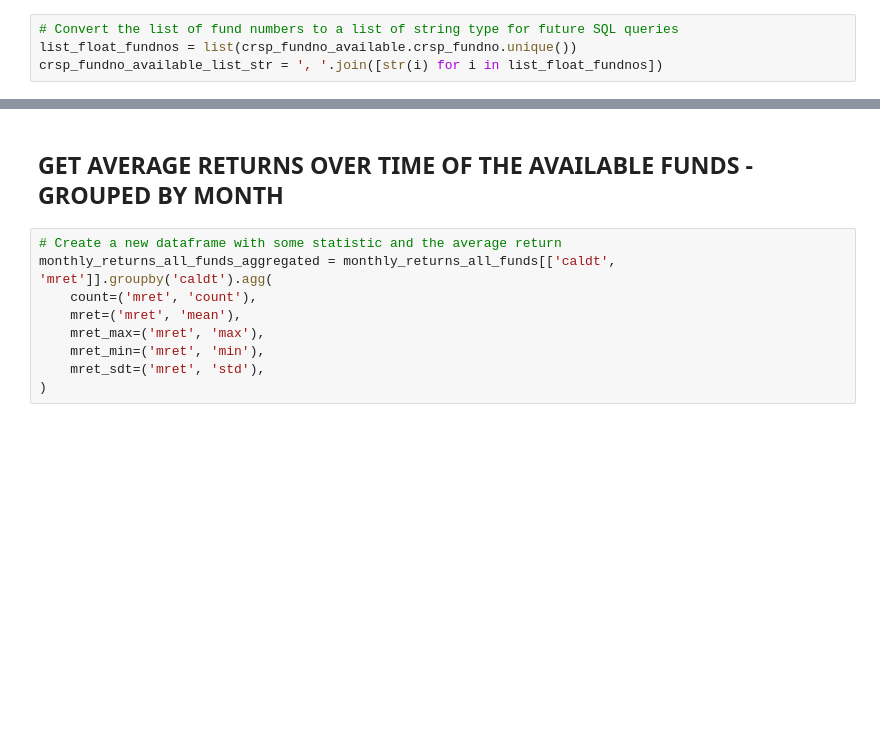
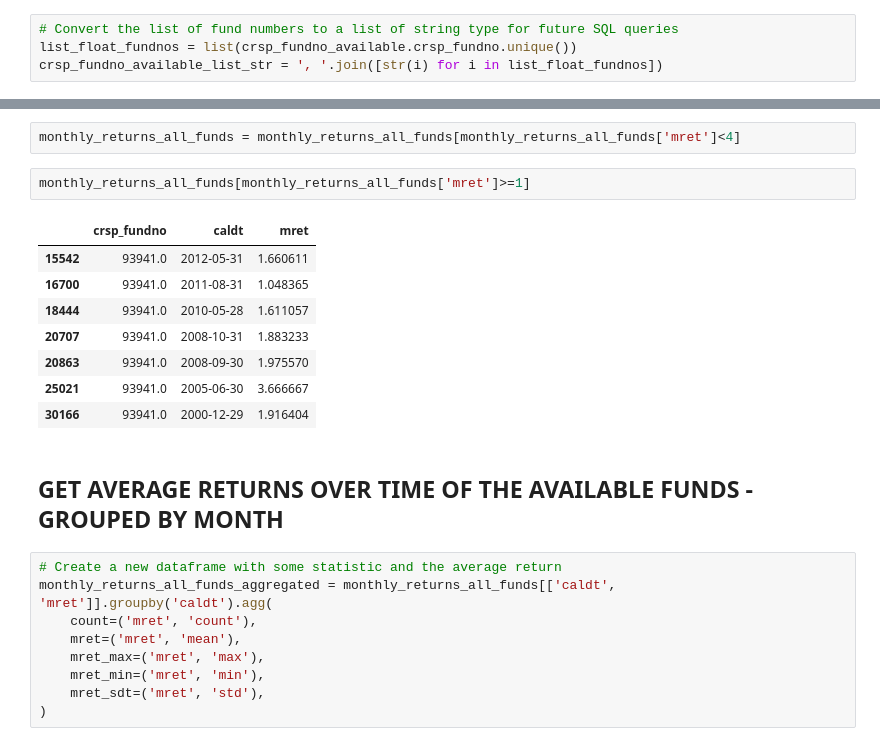
Before and after one commit to etiennebruno/fin-407-mutual-funds, a Jupyter notebook: mutual_funds_deviations/06_benchmark_data.ipynb, the cells around one changed output, grey strips where cells are left out. Saved outputs shown, nothing was run; the diff lists cells and outputs as text; blank space fills up the shorter version.

```diff
--- a/mutual_funds_deviations/06_benchmark_data.ipynb
+++ b/mutual_funds_deviations/06_benchmark_data.ipynb
@@ -48,3 +79,16 @@ monthly_returns_all_funds
+# %%
+monthly_returns_all_funds = monthly_returns_all_funds[monthly_returns_all_funds['mret']<4]
+# %%
+monthly_returns_all_funds[monthly_returns_all_funds['mret']>=1]
+# %% [output]
+|  | crsp_fundno | caldt | mret |
+| 15542 | 93941.0 | 2012-05-31 | 1.660611 |
+| 16700 | 93941.0 | 2011-08-31 | 1.048365 |
+| 18444 | 93941.0 | 2010-05-28 | 1.611057 |
+| 20707 | 93941.0 | 2008-10-31 | 1.883233 |
+| 20863 | 93941.0 | 2008-09-30 | 1.975570 |
+| 25021 | 93941.0 | 2005-06-30 | 3.666667 |
+| 30166 | 93941.0 | 2000-12-29 | 1.916404 |
 # %% [markdown]
 ## GET AVERAGE RETURNS OVER TIME OF THE AVAILABLE FUNDS - GROUPED BY MONTH
 # %%
```
Also changed, not shown: parts of 11 cells of this notebook, 16 other files.
